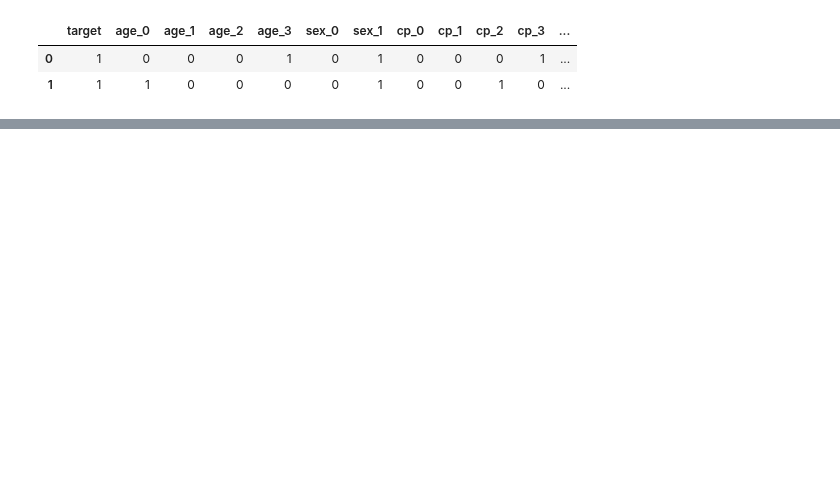
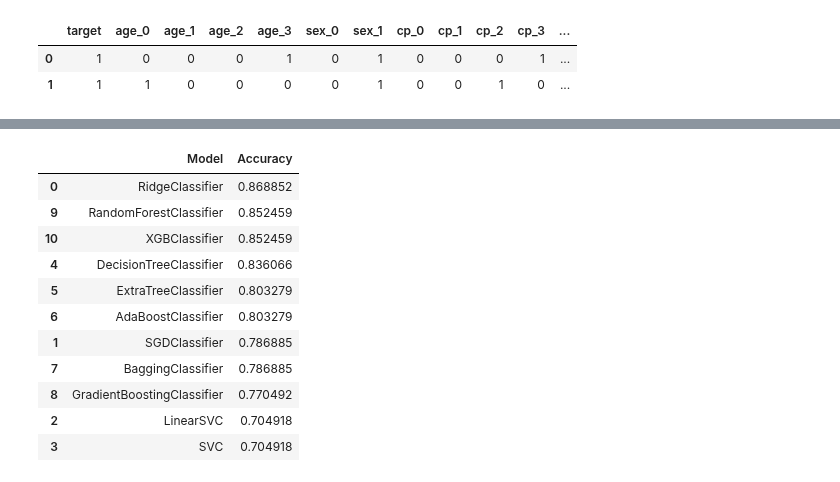
Before and after one commit to marcosrochedo/data-projects, a Jupyter notebook: heart-disease-predict/heart-disease-predict/heart-disease-kaggle.ipynb, the cells around one changed output, grey strips where cells are left out. Cells and saved outputs as stored; diff of their text form; code cells hidden in the pictures; blank space fills up the shorter version.

```diff
--- a/heart-disease-predict/heart-disease-predict/heart-disease-kaggle.ipynb
+++ b/heart-disease-predict/heart-disease-predict/heart-disease-kaggle.ipynb
@@ -320,17 +300,0 @@ print(X_train_dummies.shape, X_test_dummies.shape, y_train_dummies.shape, y_test
-# %%
-# Creating a baseline model
-
-from sklearn.ensemble import RandomForestClassifier
-from sklearn.metrics import accuracy_score
-
-RF_baseline = RandomForestClassifier()
-RF_baseline_dummy = RandomForestClassifier()
-
-RF_baseline.fit(X_train, y_train)
-RF_baseline_dummy.fit(X_train_dummies, y_train_dummies)
-
-RF_baseline.predict(X_test)
-RF_baseline_dummy.predict(X_test_dummies)
-
-print(accuracy_score(y_test, RF_baseline.predict(X_test)))
-print(accuracy_score(y_test_dummies, RF_baseline_dummy.predict(X_test_dummies)))
@@ -485,0 +301,47 @@ shap.dependence_plot("thalach", shap_values[1], X_train, interaction_index=None)
+# %%
+
+# Creating a first simple models to predict heart disease. [WITHOUT FEATURE ENGENEERING]
+
+def model(X_train, y_train, X_test, y_test):
+
+    # Importing models
+    from sklearn.linear_model import RidgeClassifier, SGDClassifier
+    from sklearn.svm import LinearSVC, SVC
+    from sklearn.tree import DecisionTreeClassifier, ExtraTreeClassifier
+    from sklearn.ensemble import AdaBoostClassifier, BaggingClassifier, GradientBoostingClassifier, RandomForestClassifier
+    from xgboost import XGBClassifier
+    from sklearn.metrics import accuracy_score
+
+
+    models = [RidgeClassifier(), SGDClassifier(), LinearSVC(), SVC(), DecisionTreeClassifier(), ExtraTreeClassifier(),                                      AdaBoostClassifier(), BaggingClassifier(), GradientBoostingClassifier(), RandomForestClassifier(), XGBClassifier()]
+
+    models_name = ["RidgeClassifier", "SGDClassifier", "LinearSVC", "SVC", "DecisionTreeClassifier", "ExtraTreeClassifier",                                      "AdaBoostClassifier", "BaggingClassifier", "GradientBoostingClassifier", "RandomForestClassifier", "XGBClassifier"]
+
+
+    # Looop for training all models
+    valor = []
+
+    for i in models:
+        model = i
+        model.fit(X_train, y_train)
+        y_pred = model.predict(X_test)
+        acc = accuracy_score(y_test, y_pred)
+        valor.append(acc)
+        results = pd.DataFrame(list(zip(models_name, valor)), columns=["Model", "Accuracy"])
+
+    return results.sort_values(by=['Accuracy'], ascending=False)
+
+model(X_train, y_train, X_test, y_test)
+# %% [output]
+|  | Model | Accuracy |
+| 0 | RidgeClassifier | 0.868852 |
+| 9 | RandomForestClassifier | 0.852459 |
+| 10 | XGBClassifier | 0.852459 |
+| 4 | DecisionTreeClassifier | 0.836066 |
+| 5 | ExtraTreeClassifier | 0.803279 |
+| 6 | AdaBoostClassifier | 0.803279 |
+| 1 | SGDClassifier | 0.786885 |
+| 7 | BaggingClassifier | 0.786885 |
+| 8 | GradientBoostingClassifier | 0.770492 |
+| 2 | LinearSVC | 0.704918 |
+| 3 | SVC | 0.704918 |
```
Also changed, not shown: parts of 31 cells of this notebook.
